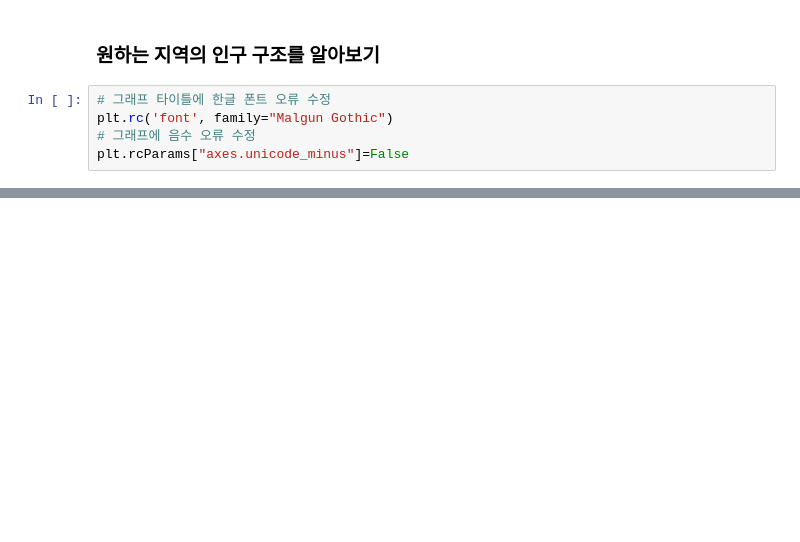
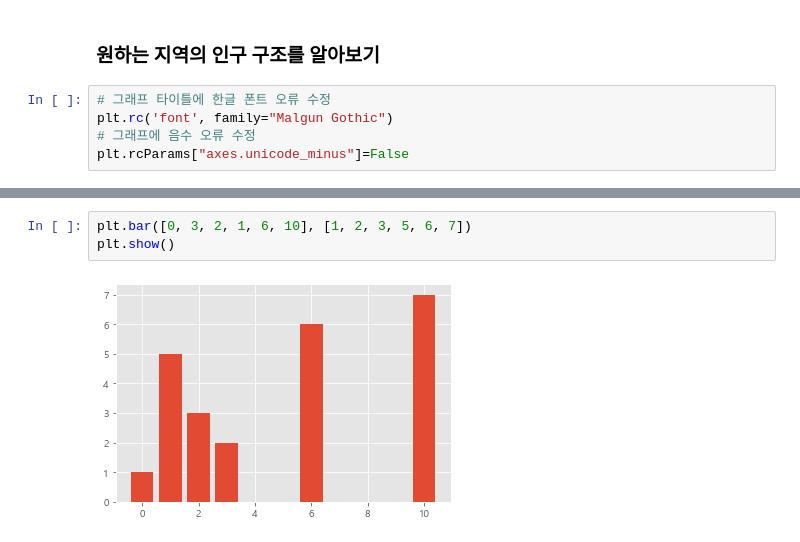
Before and after one commit to pmj3590/modoo_dataanalysis, a Jupyter notebook: people.ipynb, the cells around one changed output, grey strips where cells are left out. Drawn from its saved outputs; the diff is of its cells as text; blank space fills up the shorter version.

```diff
--- a/people.ipynb
+++ b/people.ipynb
@@ -104,0 +115,5 @@ plt.show()
+# %%
+plt.bar([0, 3, 2, 1, 6, 10], [1, 2, 3, 5, 6, 7])
+plt.show()
+# %% [output]
+[figure, added]
```
Also changed, not shown: parts of 16 cells of this notebook.
